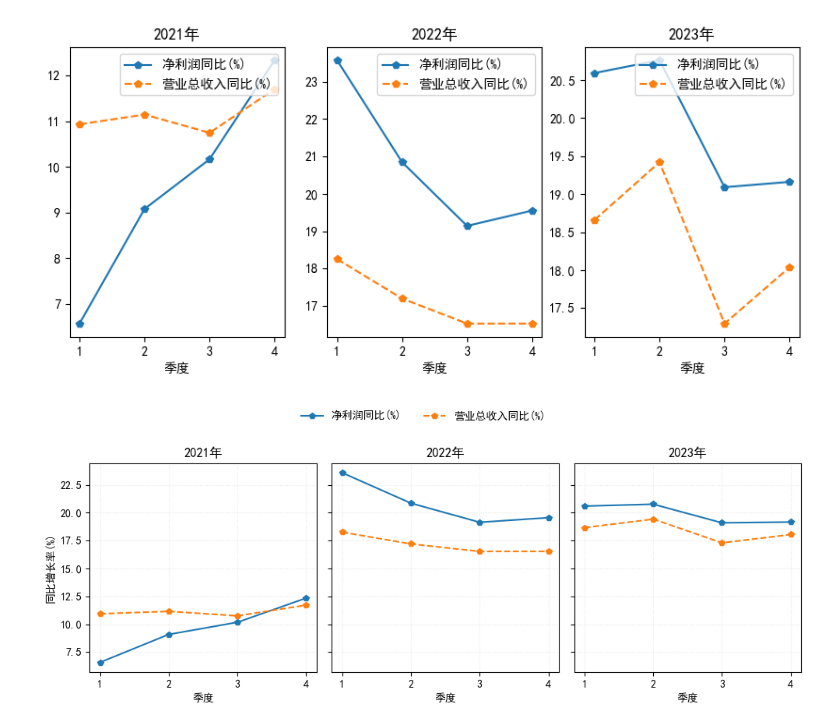
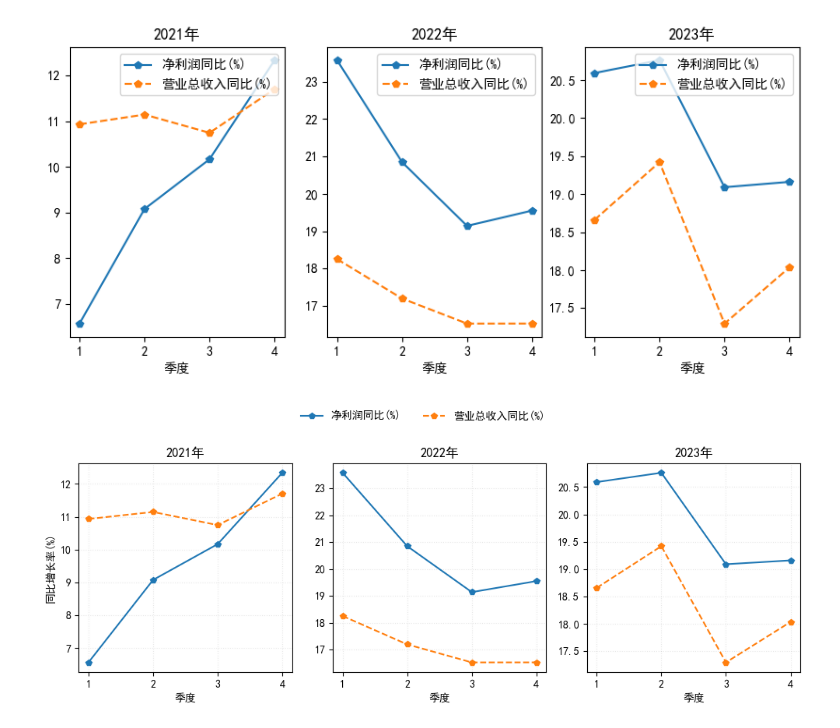
Before and after one commit to purequant/QuantitativeResearch, a Jupyter notebook: 上市公司财务指标可视化分析/上市公司财务指标可视化分析.ipynb, the cells around one changed output. Saved outputs shown, nothing was run; the diff lists cells and outputs as text; code cells hidden in the pictures.

```diff
--- a/上市公司财务指标可视化分析/上市公司财务指标可视化分析.ipynb
+++ b/上市公司财务指标可视化分析/上市公司财务指标可视化分析.ipynb
@@ -129,24 +84,25 @@ plt.show()
 # %%
 years = [2021, 2022, 2023]
 metrics = [("净利润同比", "-"), ("营业总收入同比", "--")]
 
-fig, axs = plt.subplots(1, len(years), figsize=(10, 4), sharey=True)
+# fig, axs = plt.subplots(1, len(years), figsize=(10, 4), sharey=True)
+fig, axs = plt.subplots(1, len(years), figsize=(10, 4))
 
 for ax, y in zip(axs, years):
     yd = data.query("年 == @y").sort_values("季度")
     for m, ls in metrics:
         ax.plot(yd["季度"], yd[m], marker="p", linestyle=ls, label=f"{m}(%)")
     ax.set(title=f"{y}年", xlabel="季度")
     ax.set_xticks([1, 2, 3, 4])
     ax.grid(alpha=0.3, linestyle=":")
 
 axs[0].set_ylabel("同比增长率(%)")
 
 # 只放一份图例（更简洁）
 handles, labels = axs[0].get_legend_handles_labels()
 fig.legend(handles, labels, loc="upper center", ncol=2, frameon=False)
 
 fig.tight_layout(rect=[0, 0, 1, 0.9])
 plt.show()
 # %% [output]
-[figure, old version]
+[figure, new version]
```
Also changed, not shown: parts of 14 cells of this notebook, 7 other files.
